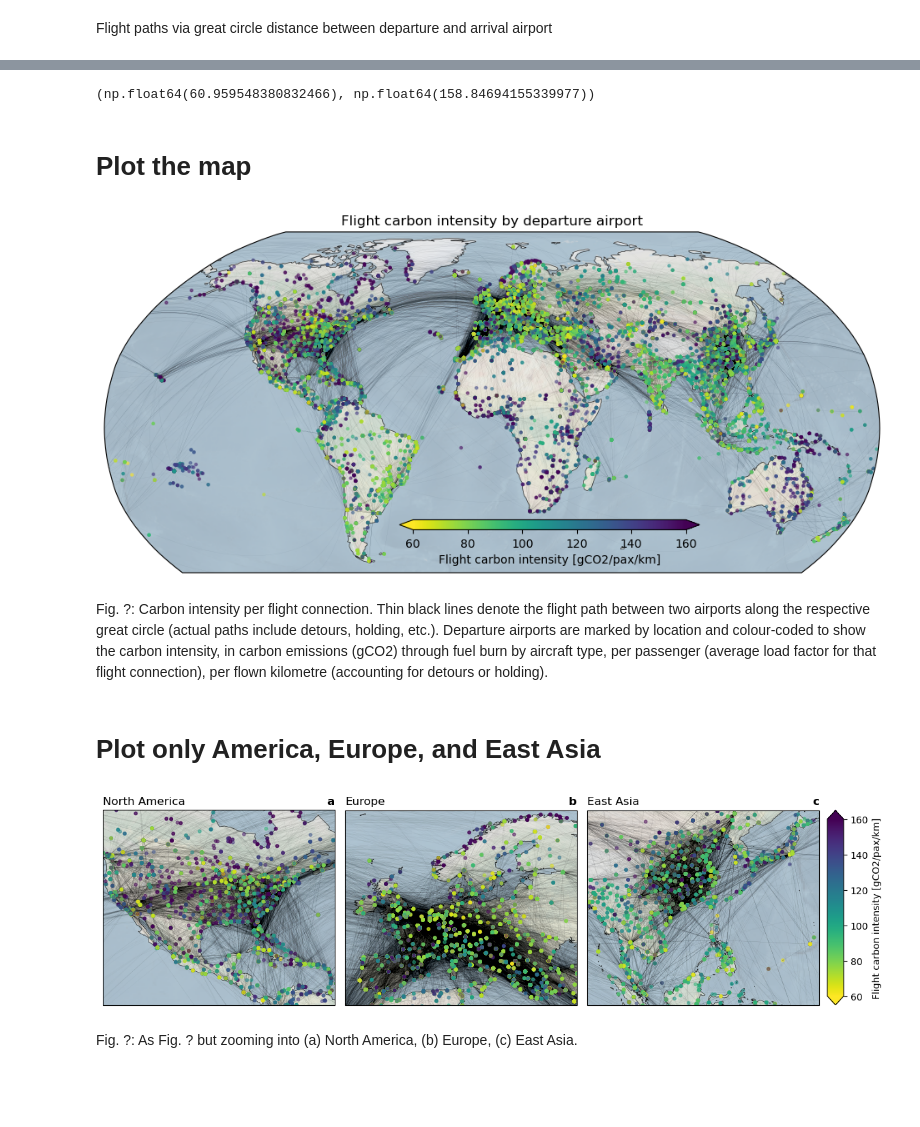
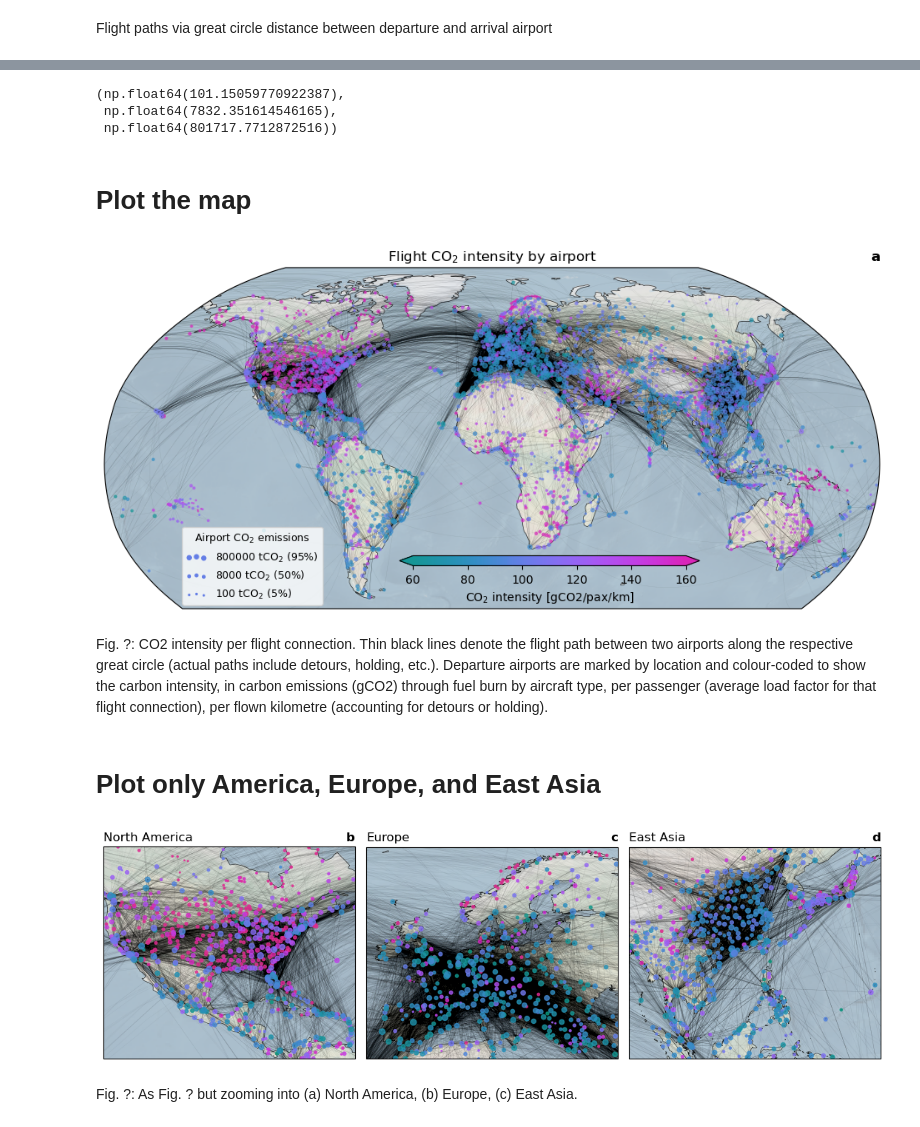
Before and after one commit to jorgecardleitao/aviation, a Jupyter notebook: plots/flight_efficiency_map.ipynb, the cells around one changed output, grey strips where cells are left out. Cells and saved outputs as stored; diff of their text form; code cells hidden in the pictures; blank space fills up the shorter version.

Commit message:
Weighted average intensity

```diff
--- a/plots/flight_efficiency_map.ipynb
+++ b/plots/flight_efficiency_map.ipynb
@@ -35,0 +55,4 @@ sample_random = np.random.shuffle(np.copy(sample))      # randomize the order fo
+# %%
+order = np.argsort(carbon)      # order that sorts by total carbon per airport
+carbon = carbon[order]          # sort carbon by that
+airports = airports[order]      # sort airports by that
@@ -46,6 +107,9 @@ Flight carbon intensity in gCO2/pax/km, use flown distance, not great circle dis
 # %%
 intensity = np.array(flights["gco2_pax_km"])[sample_random]
 # %%
-np.percentile(intensity, 5), np.percentile(intensity, 95)
+p5, p50, p95 = np.percentile(carbon, 5), np.percentile(carbon, 50), np.percentile(carbon, 95.5)
+p5, p50, p95
 # %% [output]
-(np.float64(60.959548380832466), np.float64(158.84694155339977))
+(np.float64(101.15059770922387),
+ np.float64(7832.351614546165),
+ np.float64(801717.7712872516))
@@ -66,21 +142,34 @@ ax.stock_img(alpha=0.4)
 ax.coastlines(color="k", alpha=0.8, lw=0.5, zorder=0)
 
 ax.plot(np.vstack((longitude_departure, longitude_arrival)),
-        np.vstack((latitude_departure, latitude_arrival)), color="k", lw=.1, alpha=0.05, transform=ccrs.Geodetic(), zorder=.1)
+        np.vstack((latitude_departure, latitude_arrival)), color="k", lw=.2, alpha=0.05, transform=ccrs.Geodetic(), zorder=.1)
 
 vmin, vmax = 60, 160
-h = ax.scatter(0, 0, 0, 0, vmin=vmin, vmax=vmax, alpha=1, cmap="viridis_r", visible=False)
-ax.scatter(longitude_departure, latitude_departure, 5, intensity,
-               vmin=vmin, vmax=vmax, alpha=0.5, cmap="viridis_r", transform=ccrs.PlateCarree())
+h = ax.scatter(0, 0, 0, 0, vmin=vmin, vmax=vmax, alpha=1, cmap=new_cmap, visible=False)
 
-fig.colorbar(h, cax=cax, orientation='horizontal', label="Flight carbon intensity [gCO2/pax/km]", extend="both")
+f = lambda x: 7e-2*np.log(x)**2
+ax.scatter(0, -100, f(p95), 100, vmin=vmin, vmax=vmax,
+           alpha=1, cmap=new_cmap, transform=ccrs.PlateCarree(), zorder=1, label="{:.0f} tCO$_2$ (95%)".format(p95))
+ax.scatter(0, -100, f(p50), 100, vmin=vmin, vmax=vmax,
+           alpha=1, cmap=new_cmap, transform=ccrs.PlateCarree(), zorder=1, label="{:.0f} tCO$_2$ (50%)".format(p50))
+ax.scatter(0, -100, f(p5), 100, vmin=vmin, vmax=vmax,
+           alpha=1, cmap=new_cmap, transform=ccrs.PlateCarree(), zorder=1, label="{:.0f} tCO$_2$ (5%)".format(p5))
 
-ax.set_title("Flight carbon intensity by departure airport")
+ax.legend(loc=(0.1, 0.01), scatterpoints=3, fontsize=9, title="Airport CO$_2$ emissions", title_fontsize=9)
+
+ax.scatter(longitude_airport, latitude_airport, f(carbon), mean_intensity,
+               vmin=vmin, vmax=vmax, alpha=0.6, cmap=new_cmap, transform=ccrs.PlateCarree())
+
+fig.colorbar(h, cax=cax, orientation='horizontal', label="CO$_2$ intensity [gCO2/pax/km]", extend="both")
+
+ax.set_title("Flight CO$_2$ intensity by airport")
+ax.set_title("a", loc="right", fontweight="bold")
+
 plt.show()
 # %% [output]
-[figure, old version]
+[figure, new version]
 # %% [markdown]
-Fig. ?: Carbon intensity per flight connection. Thin black lines denote the flight path between two airports along the respective great circle (actual paths include detours, holding, etc.). Departure airports are marked by location and colour-coded to show the carbon intensity, in carbon emissions (gCO2) through fuel burn by aircraft type, per passenger (average load factor for that flight connection), per flown kilometre (accounting for detours or holding).
+Fig. ?: CO2 intensity per flight connection. Thin black lines denote the flight path between two airports along the respective great circle (actual paths include detours, holding, etc.). Departure airports are marked by location and colour-coded to show the carbon intensity, in carbon emissions (gCO2) through fuel burn by aircraft type, per passenger (average load factor for that flight connection), per flown kilometre (accounting for detours or holding).
 # %% [markdown]
 # Plot only America, Europe, and East Asia
 # %%
@@ -99,41 +188,41 @@ ax1p = ax1.get_position()
 x1, y1, _, _ = ax1p.bounds
 
 ax3p = ax3.get_position()
 x3, y3, w, h = ax3p.bounds
 
 # cax = fig.add_axes([x1, y1-0.04, x3+w-x1, 0.02])
-cax = fig.add_axes([x3+w+0.01, y3, 0.02, h])
+# cax = fig.add_axes([x3+w+0.01, y3, 0.02, h])
 
 for ax in (ax1, ax2, ax3):
     ax.add_feature(cfeature.OCEAN,facecolor="0.8",zorder=-2)
     ax.add_feature(cfeature.LAND,facecolor="0.9", zorder=-1)
     # ax.add_feature(cfeature.OCEAN,facecolor="#4381a2",zorder=-2)
     # ax.add_feature(cfeature.LAND,facecolor="#63a1c2", zorder=-1)
     ax.stock_img(alpha=0.4)
     ax.coastlines(color="k", alpha=0.8, lw=0.5, zorder=0)
 
 
 vmin, vmax = 60, 160
 h = ax1.scatter(0, 0, 0, 0, vmin=vmin, vmax=vmax, alpha=1, cmap="viridis_r", visible=False)
 
 for ax in (ax1, ax2, ax3):
     ax.plot(np.vstack((longitude_departure, longitude_arrival)),
-            np.vstack((latitude_departure, latitude_arrival)), color="k", lw=.2, alpha=0.05, transform=ccrs.Geodetic(), zorder=.1)
-    ax.scatter(longitude_departure, latitude_departure, 10, intensity,
-               vmin=vmin, vmax=vmax, alpha=0.5, cmap="viridis_r", transform=ccrs.PlateCarree())
+            np.vstack((latitude_departure, latitude_arrival)), color="k", lw=.3, alpha=0.05, transform=ccrs.Geodetic(), zorder=.1)
+    ax.scatter(longitude_airport, latitude_airport,2*f(carbon), mean_intensity,
+               vmin=vmin, vmax=vmax, alpha=0.8, cmap=new_cmap, transform=ccrs.PlateCarree())
 
-fig.colorbar(h, cax=cax, orientation='vertical', label="Flight carbon intensity [gCO2/pax/km]", extend="both")
+# fig.colorbar(h, cax=cax, orientation='vertical', label="Flight carbon intensity [gCO2/pax/km]", extend="both")
 
 ax1.set_title("North America", loc="left")
 ax2.set_title("Europe", loc="left")
 ax3.set_title("East Asia", loc="left")
 
-ax1.set_title("a", loc="right", fontweight="bold")
-ax2.set_title("b", loc="right", fontweight="bold")
-ax3.set_title("c", loc="right", fontweight="bold")
+ax1.set_title("b", loc="right", fontweight="bold")
+ax2.set_title("c", loc="right", fontweight="bold")
+ax3.set_title("d", loc="right", fontweight="bold")
 
 plt.show()
 # %% [output]
-[figure, old version]
+[figure, new version]
 # %% [markdown]
 Fig. ?: As Fig. ? but zooming into (a) North America, (b) Europe, (c) East Asia.
```
Also changed, not shown: parts of 15 cells of this notebook.
